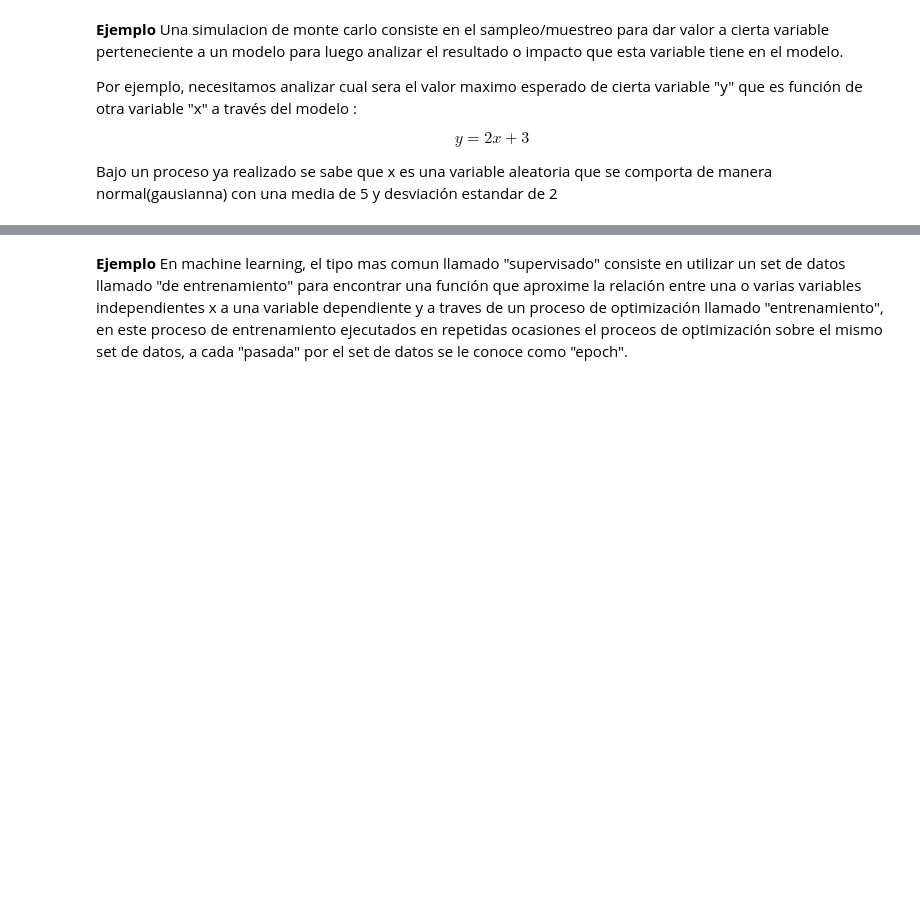
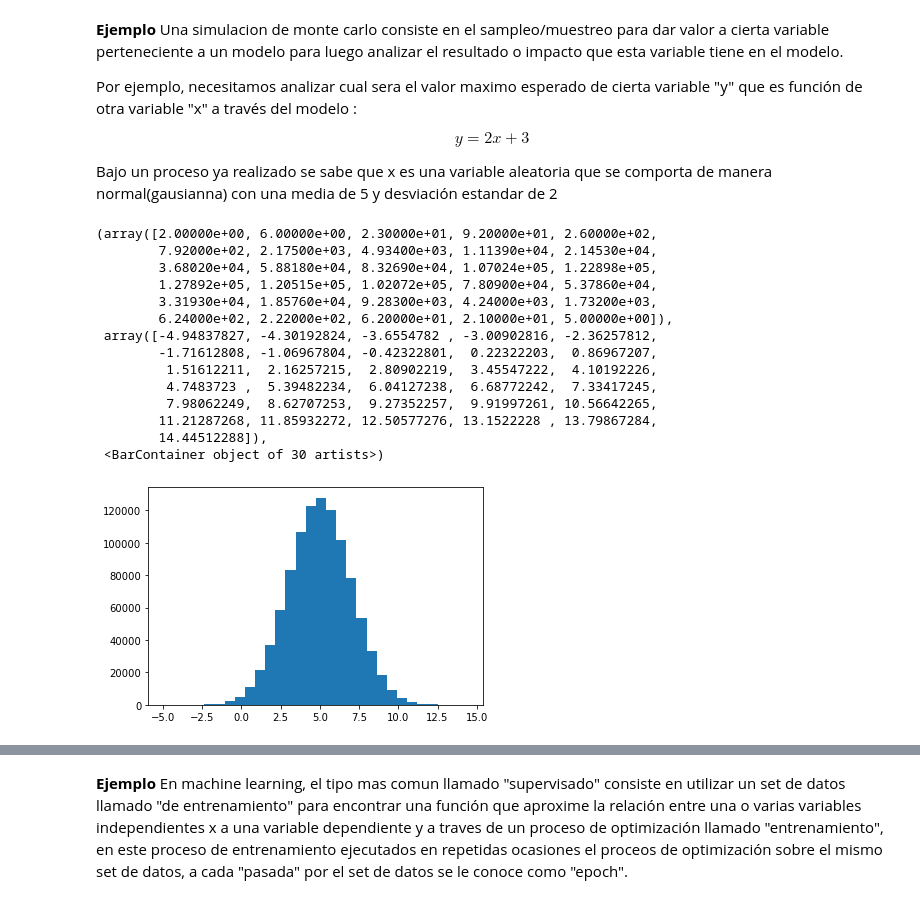
Before and after one commit to ticosabrax/pyt4ds, a Jupyter notebook: examples/Clase_04_Estructuras_de_Control.ipynb, the cells around one changed output, grey strips where cells are left out. Drawn from its saved outputs; the diff is of its cells as text; code cells hidden in the pictures; blank space fills up the shorter version.

```diff
--- a/examples/Clase_04_Estructuras_de_Control.ipynb
+++ b/examples/Clase_04_Estructuras_de_Control.ipynb
@@ -427,9 +439,25 @@ Bajo un proceso ya realizado se sabe que x es una variable aleatoria que se comp
 from matplotlib import pyplot as plt
 import numpy as np
 # %%
-data = np.random.normal(size=1000,loc=5,scale=2)
+data = np.random.normal(size=1000000,loc=5,scale=2)
 
-plt.hist(data)
+plt.hist(data, bins = 30)
+# %% [output]
+(array([2.00000e+00, 6.00000e+00, 2.30000e+01, 9.20000e+01, 2.60000e+02,
+        7.92000e+02, 2.17500e+03, 4.93400e+03, 1.11390e+04, 2.14530e+04,
+        3.68020e+04, 5.88180e+04, 8.32690e+04, 1.07024e+05, 1.22898e+05,
+        1.27892e+05, 1.20515e+05, 1.02072e+05, 7.80900e+04, 5.37860e+04,
+        3.31930e+04, 1.85760e+04, 9.28300e+03, 4.24000e+03, 1.73200e+03,
+        6.24000e+02, 2.22000e+02, 6.20000e+01, 2.10000e+01, 5.00000e+00]),
+ array([-4.94837827, -4.30192824, -3.6554782 , -3.00902816, -2.36257812,
+        -1.71612808, -1.06967804, -0.42322801,  0.22322203,  0.86967207,
+         1.51612211,  2.16257215,  2.80902219,  3.45547222,  4.10192226,
+         4.7483723 ,  5.39482234,  6.04127238,  6.68772242,  7.33417245,
+         7.98062249,  8.62707253,  9.27352257,  9.91997261, 10.56642265,
+        11.21287268, 11.85932272, 12.50577276, 13.1522228 , 13.79867284,
+        14.44512288]),
+ <BarContainer object of 30 artists>)
+[figure, added]
 # %%
 import random
 
```
Also changed, not shown: parts of 8 cells of this notebook.
